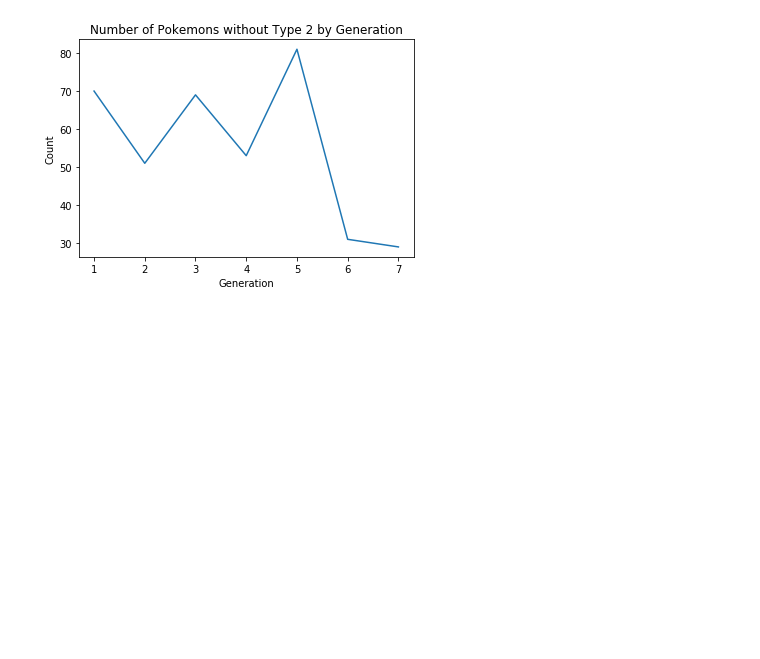
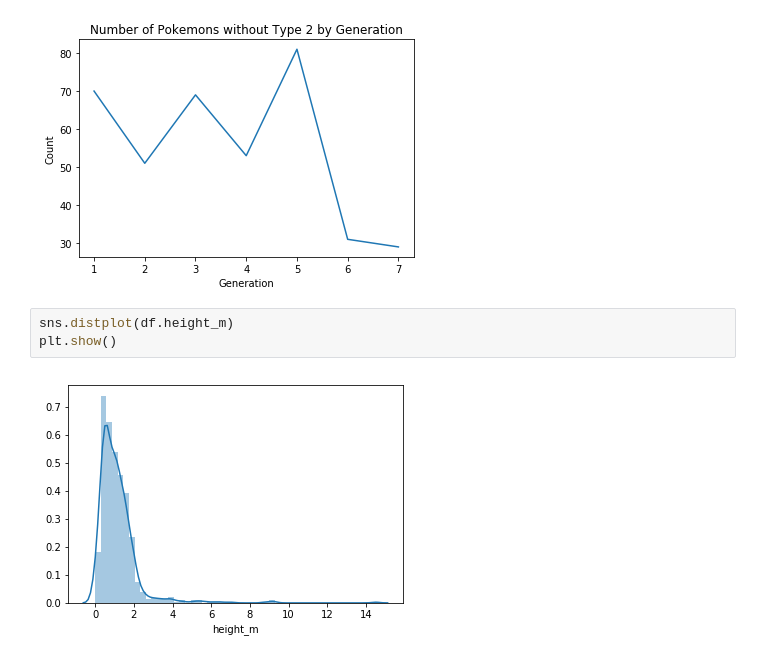
Before and after one commit to llucasreis/dataset-analysis, a Jupyter notebook: pokemon/pokemon-analysis.ipynb, the cells around one changed output. Drawn from its saved outputs; the diff is of its cells as text; blank space fills up the shorter version.

```diff
--- a/pokemon/pokemon-analysis.ipynb
+++ b/pokemon/pokemon-analysis.ipynb
@@ -224,3 +294,8 @@ ax.set_title('Number of Pokemons without Type 2 by Generation')
 plt.show()
 # %% [output]
 [figure]
+# %%
+sns.distplot(df.height_m)
+plt.show()
+# %% [output]
+[figure, added]
```
Also changed, not shown: parts of 32 cells of this notebook.
